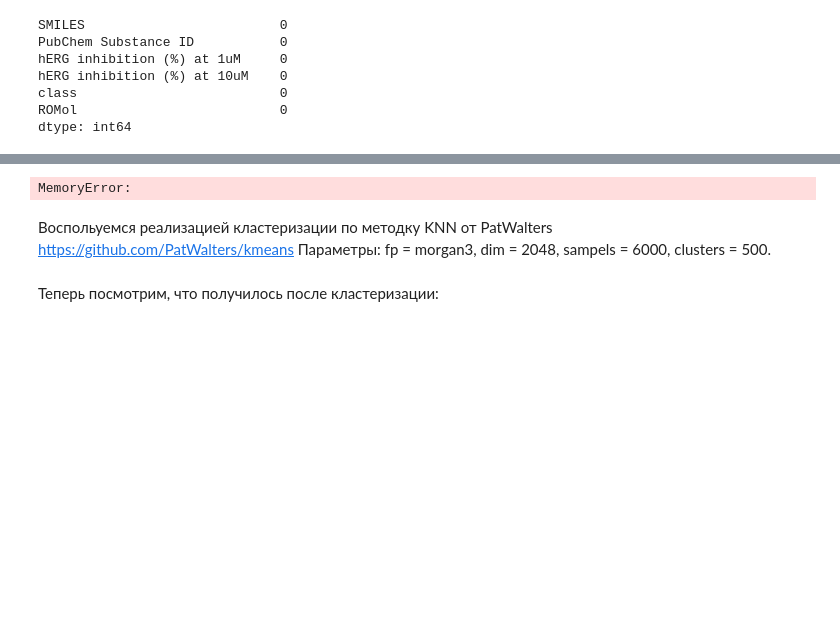
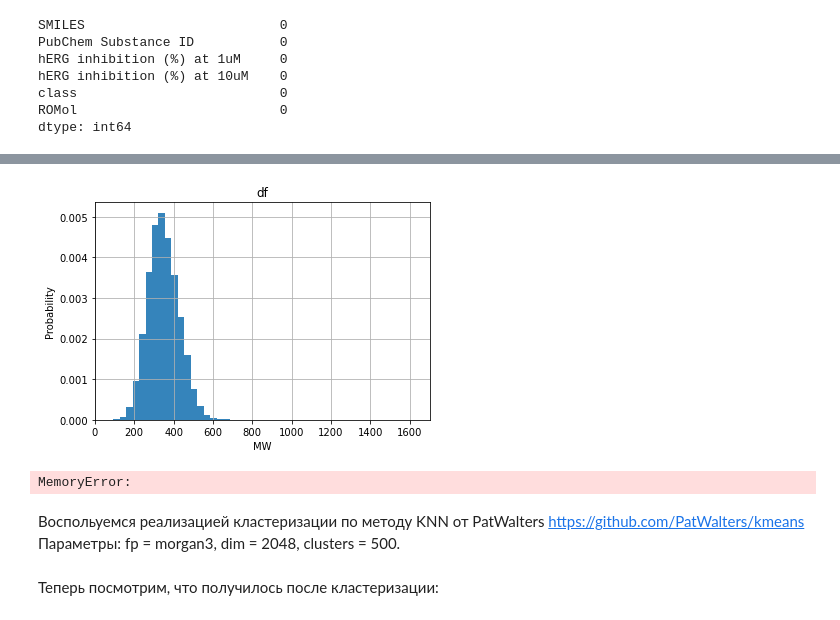
Before and after one commit to ElinaSmall/hERG_model, a Jupyter notebook: notebooks/001.1-smolkina-data-preparation-validation-set.ipynb, the cells around one changed output, grey strips where cells are left out. Saved outputs shown, nothing was run; the diff lists cells and outputs as text; code cells hidden in the pictures; blank space fills up the shorter version.

```diff
--- a/notebooks/001.1-smolkina-data-preparation-validation-set.ipynb
+++ b/notebooks/001.1-smolkina-data-preparation-validation-set.ipynb
@@ -232,3 +265,7 @@ plot_pIC50(df, name='df', value ='hERG inhibition (%) at 10uM')
+# %%
+plot_pIC50(df, name='df', value ='MW')
+# %% [output]
+[figure, added]
 # %%
 def calc_morgan(mols):
     """ генерация молекулярных отпечатков по методу Моргана с радиусом 3
@@ -251,6 +288,6 @@ df = calc_morgan(df["ROMol"])
 # %% [output]
 MemoryError:
 # %% [markdown]
-Воспольуемся реализацией кластеризации по методку KNN  от  PatWalters https://github.com/PatWalters/kmeans
-Параметры: fp = morgan3, dim = 2048, sampels = 6000, clusters = 500.
+Воспольуемся реализацией кластеризации по методу KNN  от  PatWalters https://github.com/PatWalters/kmeans
+Параметры: fp = morgan3, dim = 2048, clusters = 500.
 # %%
```
Also changed, not shown: parts of 36 cells of this notebook.
